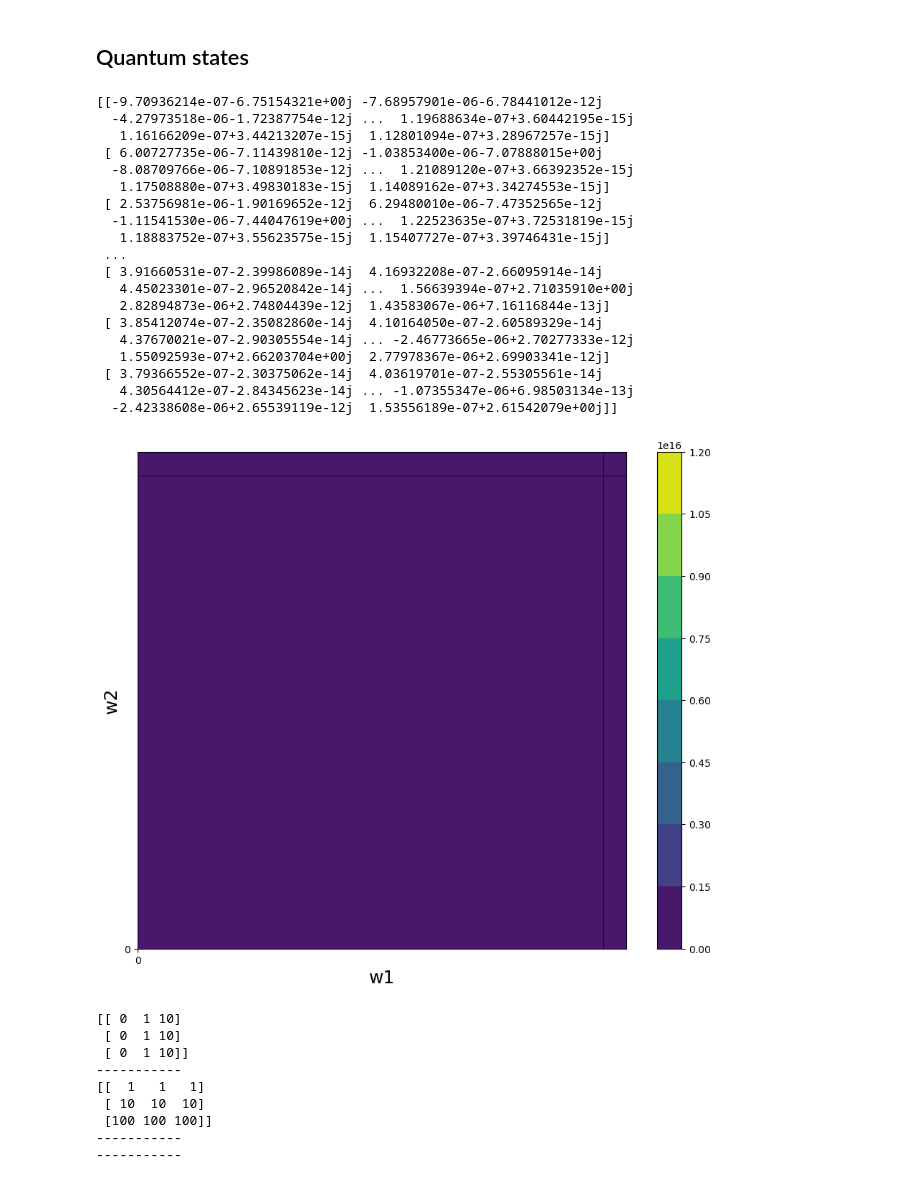
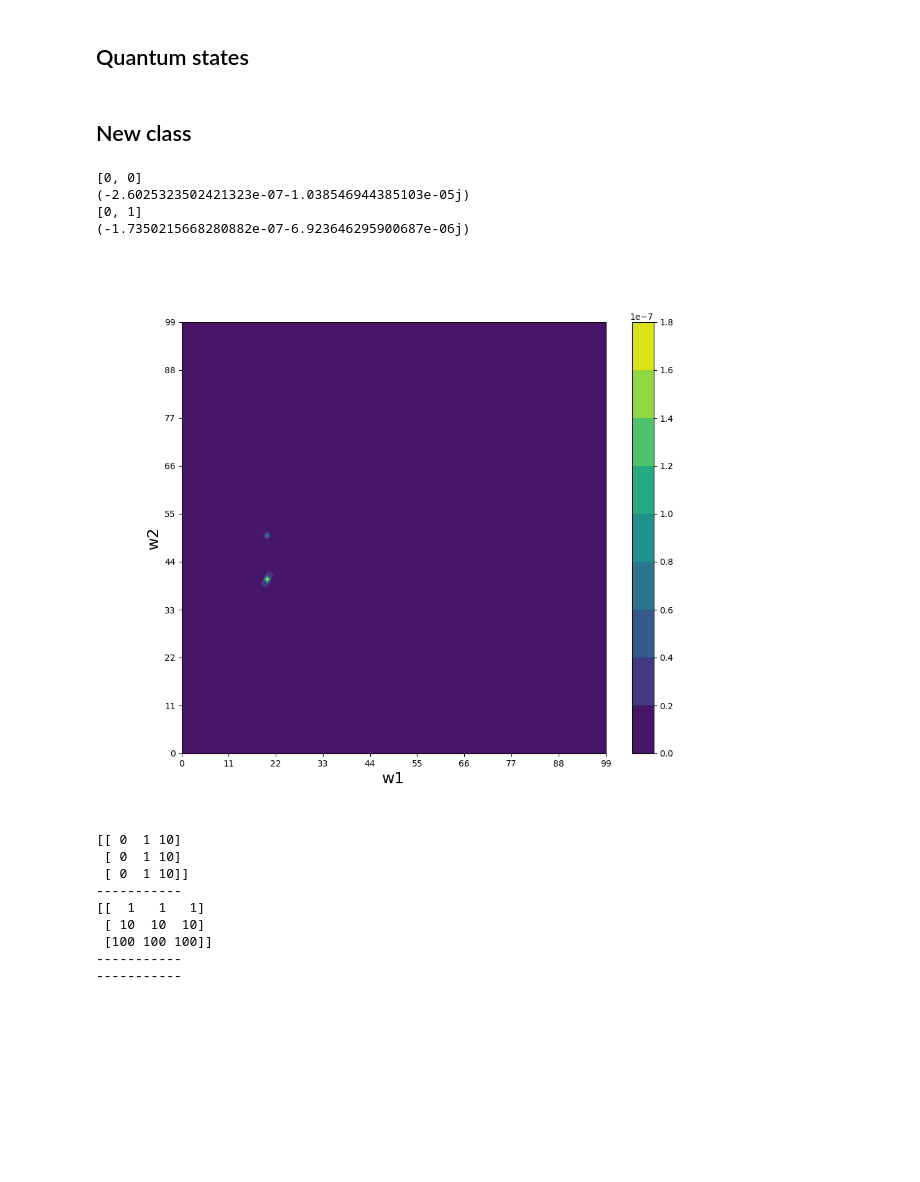
Before and after one commit to wilson-gv-project/wilson-gv, a Jupyter notebook: new_version.ipynb, the cells around one changed output. Drawn from its saved outputs; the diff is of its cells as text; code cells hidden in the pictures; blank space fills up the shorter version.

```diff
--- a/new_version.ipynb
+++ b/new_version.ipynb
@@ -386,5 +386,7 @@ def gamma_el_ab():
 
 def gamma_mech_ab():
     pass
+# %% [markdown]
+## New class
 # %%
 import copy
@@ -507,36 +536,21 @@ class spectrumEVV:
 # %%
-w1 = np.arange(0., 82, 1)
-w2 = np.arange(0, 82, 1)
+w1 = np.arange(0., 100, 1.)
+w2 = np.arange(0, 100, 1.)
 X, Y = np.meshgrid(w1, w2)
 
 fundamentals = {'0':20, '1':30
-          # , '2':50
+           , '2':50
          }
 
-h = spectrumEVV(w1, w2, fundamentals)
+h = spectrumEVV(w1, w2, fundamentals, Gamma=10**(-0.3))
 h.Delta
 h.plot2D()
 # %% [output]
-[[-9.70936214e-07-6.75154321e+00j -7.68957901e-06-6.78441012e-12j
-  -4.27973518e-06-1.72387754e-12j ...  1.19688634e-07+3.60442195e-15j
-   1.16166209e-07+3.44213207e-15j  1.12801094e-07+3.28967257e-15j]
- [ 6.00727735e-06-7.11439810e-12j -1.03853400e-06-7.07888015e+00j
-  -8.08709766e-06-7.10891853e-12j ...  1.21089120e-07+3.66392352e-15j
-   1.17508880e-07+3.49830183e-15j  1.14089162e-07+3.34274553e-15j]
- [ 2.53756981e-06-1.90169652e-12j  6.29480010e-06-7.47352565e-12j
-  -1.11541530e-06-7.44047619e+00j ...  1.22523635e-07+3.72531819e-15j
-   1.18883752e-07+3.55623575e-15j  1.15407727e-07+3.39746431e-15j]
- ...
- [ 3.91660531e-07-2.39986089e-14j  4.16932208e-07-2.66095914e-14j
-   4.45023301e-07-2.96520842e-14j ...  1.56639394e-07+2.71035910e+00j
-   2.82894873e-06+2.74804439e-12j  1.43583067e-06+7.16116844e-13j]
- [ 3.85412074e-07-2.35082860e-14j  4.10164050e-07-2.60589329e-14j
-   4.37670021e-07-2.90305554e-14j ... -2.46773665e-06+2.70277333e-12j
-   1.55092593e-07+2.66203704e+00j  2.77978367e-06+2.69903341e-12j]
- [ 3.79366552e-07-2.30375062e-14j  4.03619701e-07-2.55305561e-14j
-   4.30564412e-07-2.84345623e-14j ... -1.07355347e-06+6.98503134e-13j
-  -2.42338608e-06+2.65539119e-12j  1.53556189e-07+2.61542079e+00j]]
+[0, 0]
+(-2.6025323502421323e-07-1.038546944385103e-05j)
+[0, 1]
+(-1.7350215668280882e-07-6.923646295900687e-06j)
-[figure, old version]
+[figure, new version]
 # %%
 def notry(a, b, c=0):
     if c==0:
```
Also changed, not shown: parts of 1 cell of this notebook, 11 other files.
